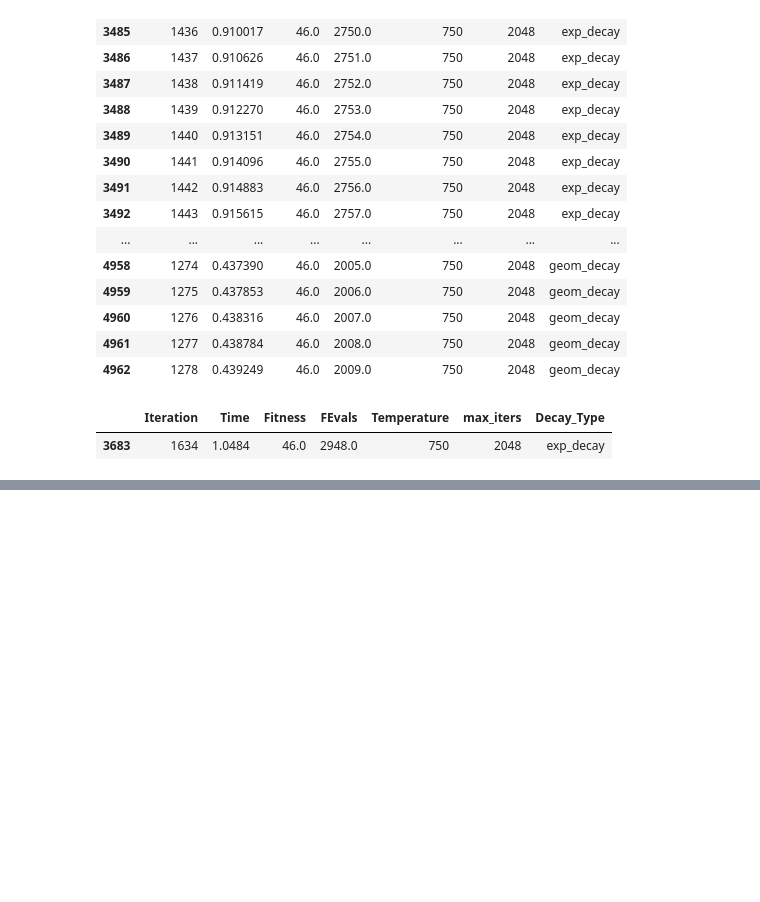
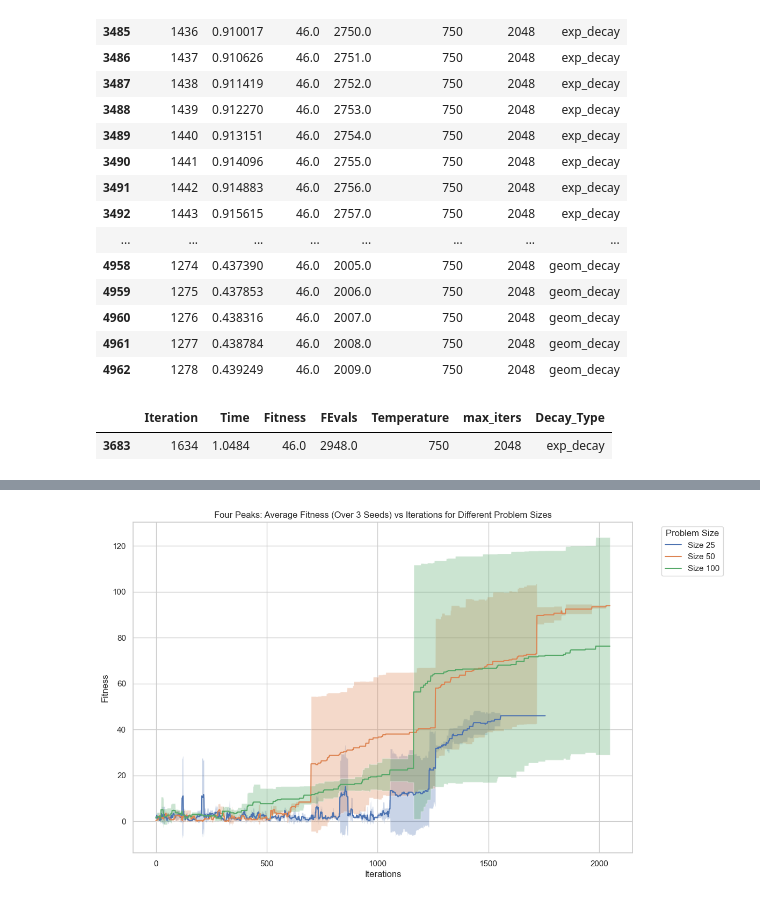
Before and after one commit to melodyyu/cs7641-a2-optimization, a Jupyter notebook: 4peaks_optimization.ipynb, the cells around one changed output, grey strips where cells are left out. Cells and saved outputs as stored; diff of their text form; code cells hidden in the pictures; blank space fills up the shorter version.

```diff
--- a/4peaks_optimization.ipynb
+++ b/4peaks_optimization.ipynb
@@ -1165,0 +1265,28 @@ For SA, temp=75, problem size=100, exp decay is the best decay.
+# %%
+sns.set(style="whitegrid")
+
+# Plot average fitness over iterations for each problem size, showing variance
+plt.figure(figsize=(12, 8))
+
+for size in problem_sizes:
+    temp_df = curve_df[curve_df['Problem_Size'] == size]
+
+    # Group by iteration and calculate mean and variance for fitness
+    grouped = temp_df.groupby('Iteration').agg(
+        mean_fitness=('Fitness', 'mean'),
+        std_fitness=('Fitness', 'std')
+    ).reset_index()
+
+    # Plot mean fitness with shaded error bars (standard deviation)
+    sns.lineplot(x='Iteration', y='mean_fitness', data=grouped, label=f'Size {size}')
+    plt.fill_between(grouped['Iteration'], grouped['mean_fitness'] - grouped['std_fitness'],
+                     grouped['mean_fitness'] + grouped['std_fitness'], alpha=0.3)
+
+plt.xlabel('Iterations')
+plt.ylabel('Fitness')
+plt.title('Four Peaks: Average Fitness (Over 3 Seeds) vs Iterations for Different Problem Sizes')
+plt.legend(title='Problem Size', bbox_to_anchor=(1.05, 1), loc='upper left')
+plt.grid(True)
+plt.show()
+# %% [output]
+[figure, added]
```
Also changed, not shown: parts of 10 cells of this notebook.
